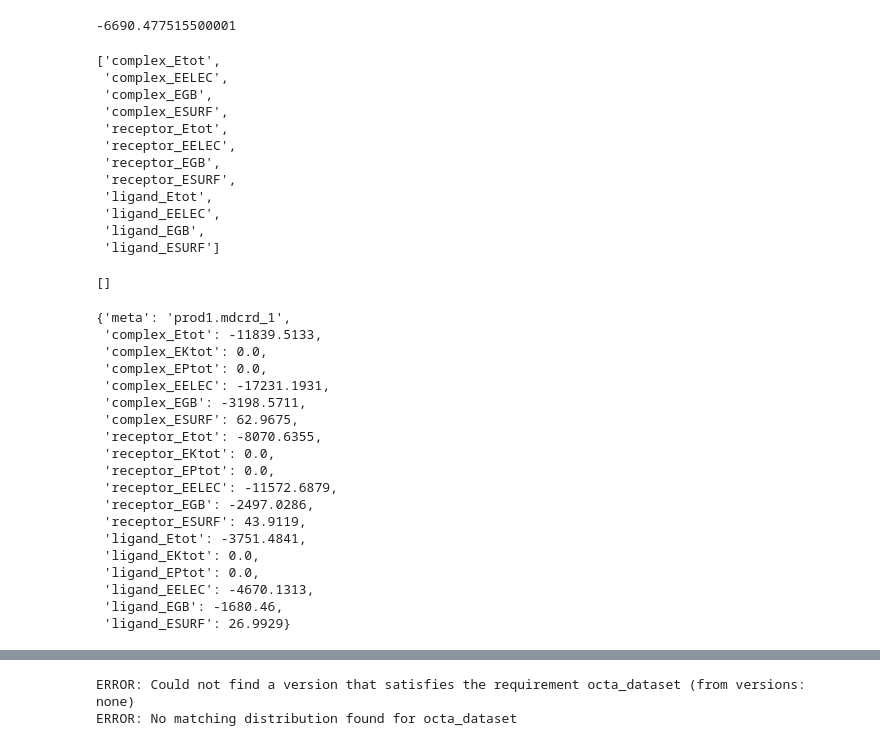
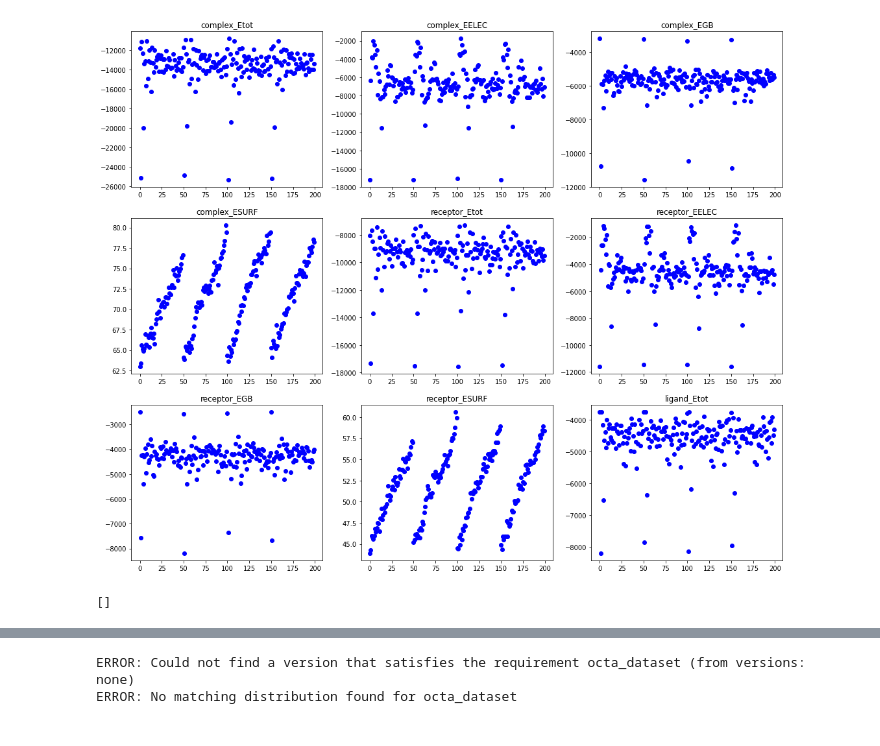
Before and after one commit to aicam/GBNN, a Jupyter notebook: GBNSR6_py/Result_Evaluation.ipynb, the cells around one changed output, grey strips where cells are left out. Saved outputs shown, nothing was run; the diff lists cells and outputs as text; code cells hidden in the pictures.

```diff
--- a/GBNSR6_py/Result_Evaluation.ipynb
+++ b/GBNSR6_py/Result_Evaluation.ipynb
@@ -12,7 +16,3 @@ np.mean([x['complex_EELEC'] for x in gbnsr6[:50]])
-# %%
-np.mean([x['complex_EELEC'] for x in gbnsr6[50:]])
-# %% [output]
--6690.477515500001
 # %%
 removing_indices = ['EKtot', 'EPtot', 'meta']
 gbnsr6_clean = []
@@ -26,24 +27,14 @@ for g in gbnsr6:
-# %%
-allkeys
-# %% [output]
-['complex_Etot',
- 'complex_EELEC',
- 'complex_EGB',
- 'complex_ESURF',
- 'receptor_Etot',
- 'receptor_EELEC',
- 'receptor_EGB',
- 'receptor_ESURF',
- 'ligand_Etot',
- 'ligand_EELEC',
- 'ligand_EGB',
- 'ligand_ESURF']
 # %%
-fig, axs = plt.subplots(2, 2, figsize=(12, 30))
+allkeys = list(gbnsr6[0].keys())
+fig, axs = plt.subplots(3, 3, figsize=(18, 15))
 n = 0
-for i in range(2):
-    for j in range(2):
-        axs[i, j].plot([x[]])
+for i in range(3):
+    for j in range(3):
+        axs[i, j].plot([x[allkeys[n]] for x in gbnsr6], 'bo')
+        axs[i, j].set_title(allkeys[n])
+        n += 1
+# %% [output]
+[figure, added]
 # %%
 fig, axs = plt.subplots(3, 4, figsize=(12, 30))
 allkeys=list(gbnsr6_clean[0].keys())
@@ -56,28 +47,6 @@ for i in range(3):
 plt.plot()
 # %% [output]
 []
-# %%
-plt.plot()
-# %% [output]
-{'meta': 'prod1.mdcrd_1',
- 'complex_Etot': -11839.5133,
- 'complex_EKtot': 0.0,
- 'complex_EPtot': 0.0,
- 'complex_EELEC': -17231.1931,
- 'complex_EGB': -3198.5711,
- 'complex_ESURF': 62.9675,
- 'receptor_Etot': -8070.6355,
- 'receptor_EKtot': 0.0,
- 'receptor_EPtot': 0.0,
- 'receptor_EELEC': -11572.6879,
- 'receptor_EGB': -2497.0286,
- 'receptor_ESURF': 43.9119,
- 'ligand_Etot': -3751.4841,
- 'ligand_EKtot': 0.0,
- 'ligand_EPtot': 0.0,
- 'ligand_EELEC': -4670.1313,
- 'ligand_EGB': -1680.46,
- 'ligand_ESURF': 26.9929}
 # %%
 dbfile = open('prod1.mdcrd-prod2.mdcrd-prod3.mdcrd-prod4.mdcrd_1_mmpbsa.pkl', 'rb')
 mmpbsa = pickle.load(dbfile)
```
Also changed, not shown: parts of 5 cells of this notebook, 6 other files.
